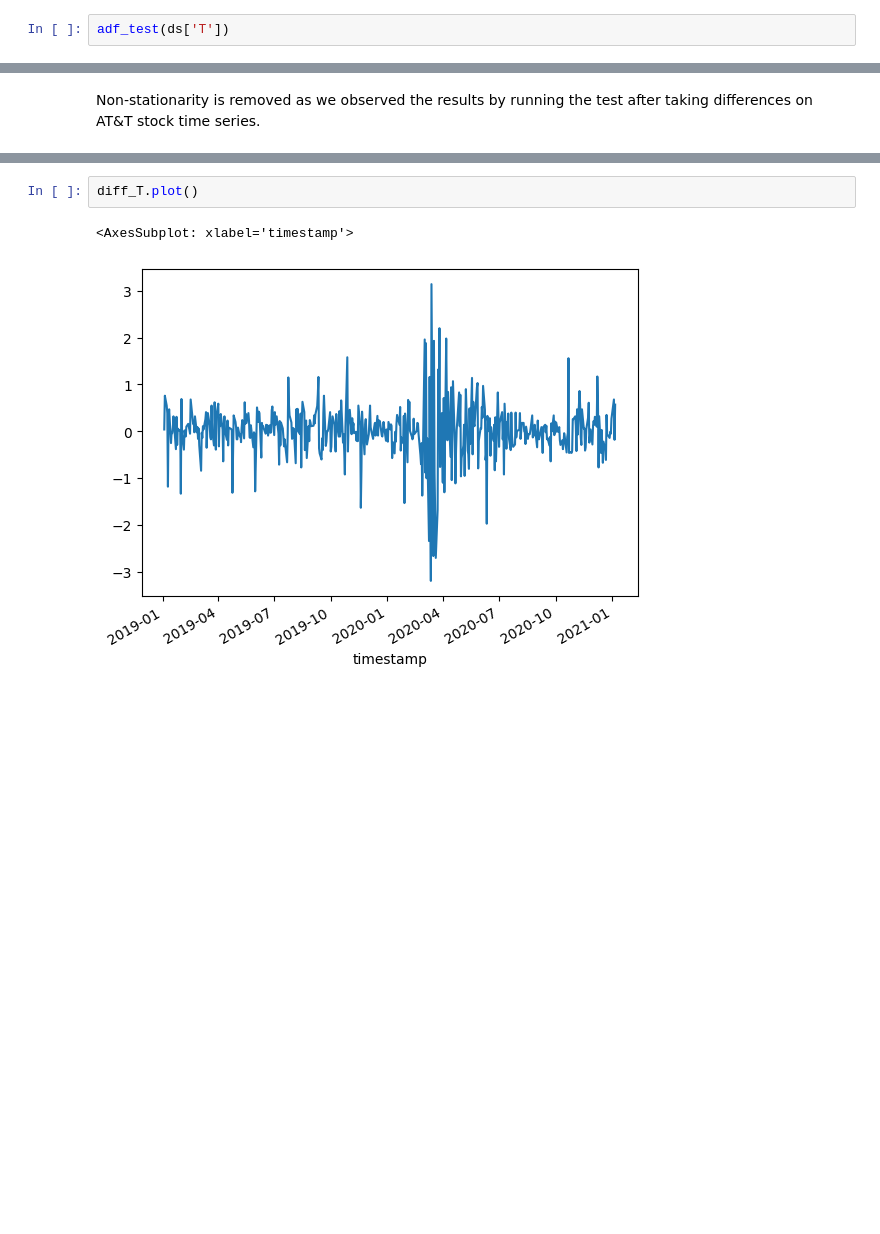
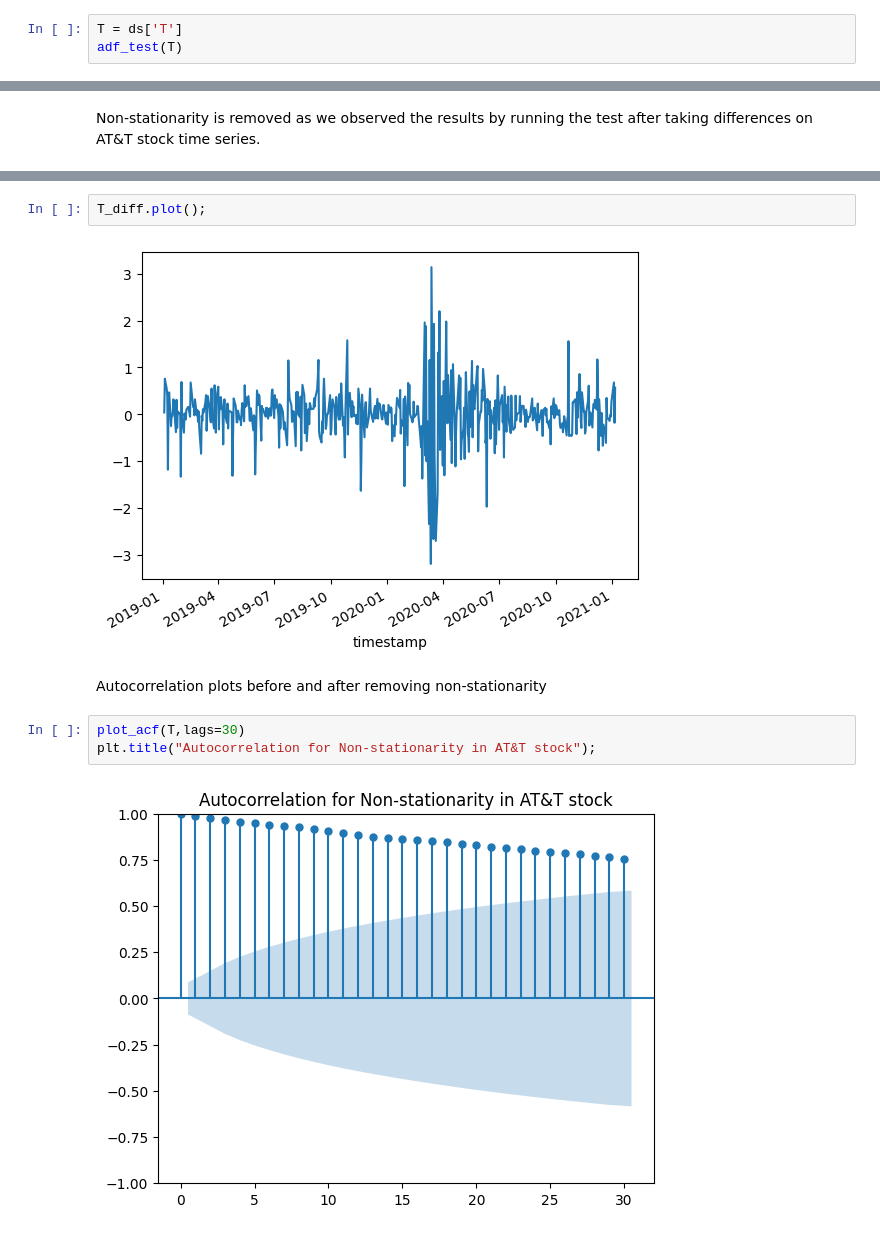
Before and after one commit to pallabee/Time-Series-for-Stock-Price-Prediction, a Jupyter notebook: eda/stationarity.ipynb, the cells around one changed output, grey strips where cells are left out. Cells and saved outputs as stored; diff of their text form; blank space fills up the shorter version.

```diff
--- a/eda/stationarity.ipynb
+++ b/eda/stationarity.ipynb
@@ -84,7 +111,8 @@ ds['VZ'].diff().dropna().plot();
 # %% [markdown]
 ### AT&T
 # %%
-adf_test(ds['T'])
+T = ds['T']
+adf_test(T)
 # %% [output]
 Results of Dickey-Fuller Test:
 Test Statistic                  -1.252554
@@ -118,7 +146,13 @@ Critical Value (5%)           -2.867408e+00
 Critical Value (10%)          -2.569896e+00
 dtype: float64
 # %%
-diff_T.plot()
+T_diff.plot();
 # %% [output]
-<AxesSubplot: xlabel='timestamp'>
 [figure]
+# %% [markdown]
+Autocorrelation plots before and after removing non-stationarity
+# %%
+plot_acf(T,lags=30)
+plt.title("Autocorrelation for Non-stationarity in AT&T stock");
+# %% [output]
+[figure, added]
```
Also changed, not shown: parts of 14 cells of this notebook.
